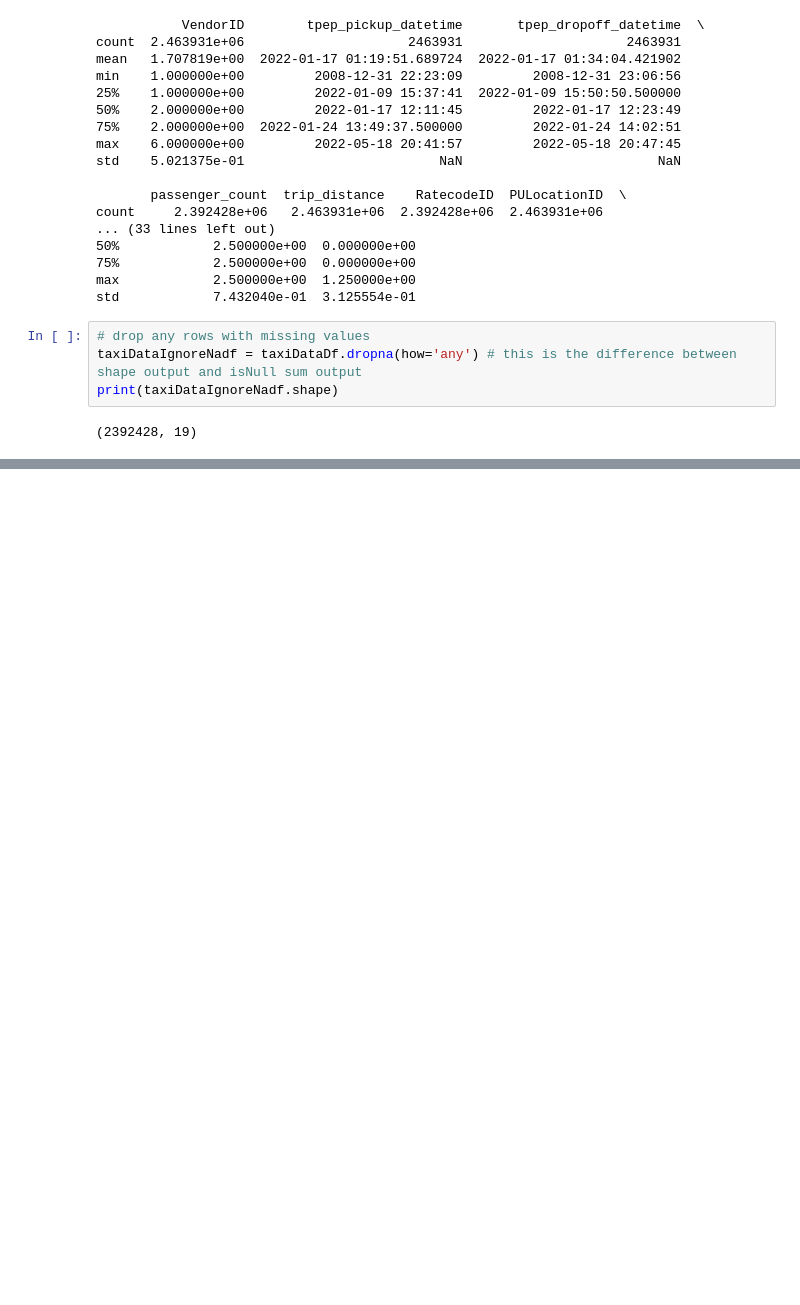
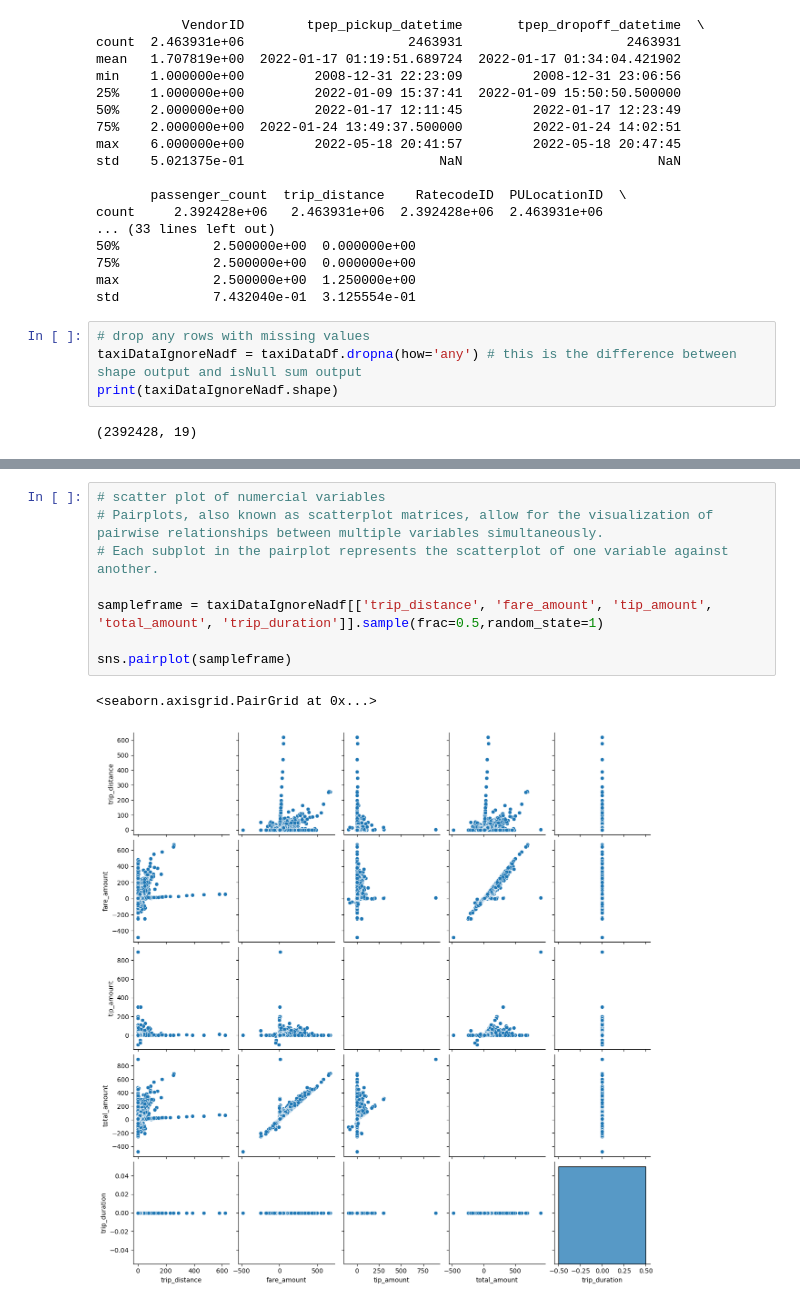
Before and after one commit to ankitkadali/guildMLPlayground, a Jupyter notebook: project1/edaProject1.ipynb, the cells around one changed output, grey strips where cells are left out. Cells and saved outputs as stored; diff of their text form; blank space fills up the shorter version.

```diff
--- a/project1/edaProject1.ipynb
+++ b/project1/edaProject1.ipynb
@@ -87,0 +227,11 @@ print(taxiDataIgnoreNadf.shape)
+# %%
+# scatter plot of numercial variables
+# Pairplots, also known as scatterplot matrices, allow for the visualization of pairwise relationships between multiple variables simultaneously.
+# Each subplot in the pairplot represents the scatterplot of one variable against another.
+
+sampleframe = taxiDataIgnoreNadf[['trip_distance', 'fare_amount', 'tip_amount', 'total_amount', 'trip_duration']].sample(frac=0.5,random_state=1)
+
+sns.pairplot(sampleframe)
+# %% [output]
+<seaborn.axisgrid.PairGrid at 0x...>
+[figure, added]
```
Also changed, not shown: parts of 18 cells of this notebook.
